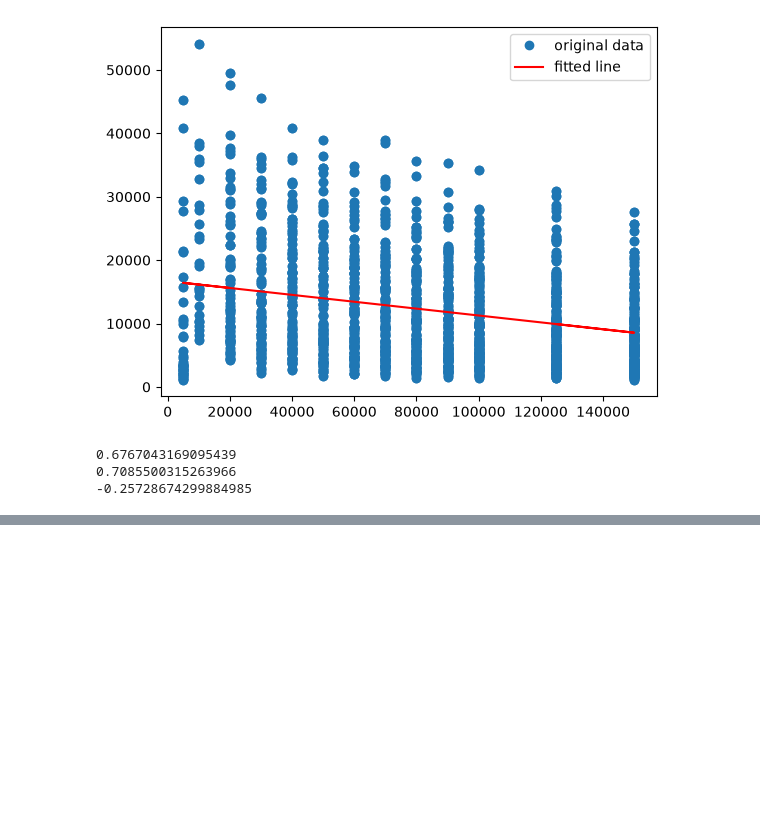
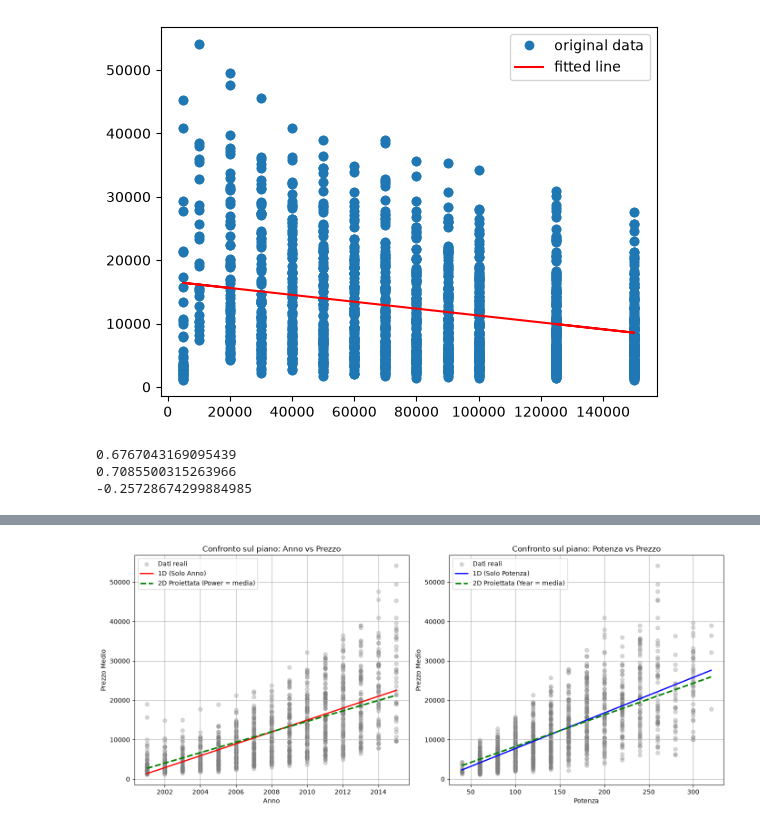
Before and after one commit to garelliloris/MachineLearning26-27, a Jupyter notebook: Lab 0 Intro to Python-20261020/Lab 0 assignment.ipynb, the cells around one changed output, grey strips where cells are left out. Saved outputs shown, nothing was run; the diff lists cells and outputs as text; code cells hidden in the pictures; blank space fills up the shorter version.

```diff
--- a/Lab 0 Intro to Python-20261020/Lab 0 assignment.ipynb
+++ b/Lab 0 Intro to Python-20261020/Lab 0 assignment.ipynb
@@ -148,0 +189,56 @@ print(result_km.rvalue)
+# %%
+# --- 1. REGRESSIONI 1D (SciPy) ---
+result_year = scipy.stats.linregress(year, avgPrice)
+result_power = scipy.stats.linregress(power, avgPrice)
+
+# --- 2. REGRESSIONE MULTIPLA 2D (Scikit-learn) ---
+X = dataset[:, [1, 2]]  # [Anno, Potenza]
+y = avgPrice
+model = linear_model.LinearRegression()
+model.fit(X, y)
+
+# --- 3. PROIEZIONI DEL MODELLO 2D SUI SINGOLI PIANI ---
+mean_power = np.mean(power)
+mean_year = np.mean(year)
+
+# Proiezione sul piano (Anno vs Prezzo): teniamo la Potenza fissa alla media
+line_2d_on_year = model.intercept_ + model.coef_[0] * year + model.coef_[1] * mean_power
+
+# Proiezione sul piano (Potenza vs Prezzo): teniamo l'Anno fisso alla media
+line_2d_on_power = model.intercept_ + model.coef_[0] * mean_year + model.coef_[1] * power
+
+# Ordinamenti per evitare linee spezzate nei grafici
+idx_year = np.argsort(year)
+idx_power = np.argsort(power)
+
+# --- 4. CREAZIONE DEI DUE SUBPLOTS ---
+fig, (ax1, ax2) = plt.subplots(1, 2, figsize=(14, 6))
+
+# --- GRAFICO 1: Anno vs Prezzo ---
+ax1.scatter(year, avgPrice, color='gray', alpha=0.3, label='Dati reali')
+ax1.plot(year[idx_year], result_year.intercept + result_year.slope * year[idx_year],
+         color='red', linewidth=2, label='1D (Solo Anno)')
+ax1.plot(year[idx_year], line_2d_on_year[idx_year],
+         color='green', linestyle='--', linewidth=2.5, label='2D Proiettata (Power = media)')
+ax1.set_xlabel('Anno')
+ax1.set_ylabel('Prezzo Medio')
+ax1.set_title('Confronto sul piano: Anno vs Prezzo')
+ax1.legend()
+ax1.grid(True)
+
+# --- GRAFICO 2: Potenza vs Prezzo ---
+ax2.scatter(power, avgPrice, color='gray', alpha=0.3, label='Dati reali')
+ax2.plot(power[idx_power], result_power.intercept + result_power.slope * power[idx_power],
+         color='blue', linewidth=2, label='1D (Solo Potenza)')
+ax2.plot(power[idx_power], line_2d_on_power[idx_power],
+         color='green', linestyle='--', linewidth=2.5, label='2D Proiettata (Year = media)')
+ax2.set_xlabel('Potenza')
+ax2.set_ylabel('Prezzo Medio')
+ax2.set_title('Confronto sul piano: Potenza vs Prezzo')
+ax2.legend()
+ax2.grid(True)
+
+plt.tight_layout()
+plt.show()
+# %% [output]
+[figure, added]
```
Also changed, not shown: parts of 3 cells of this notebook.
